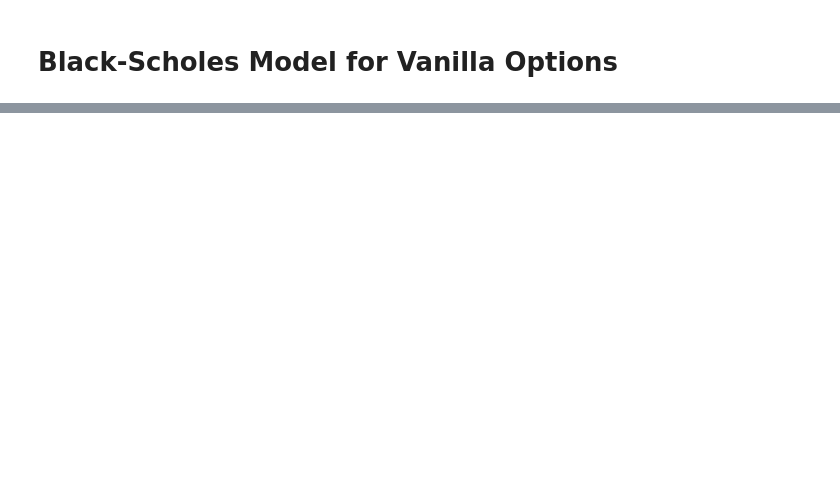
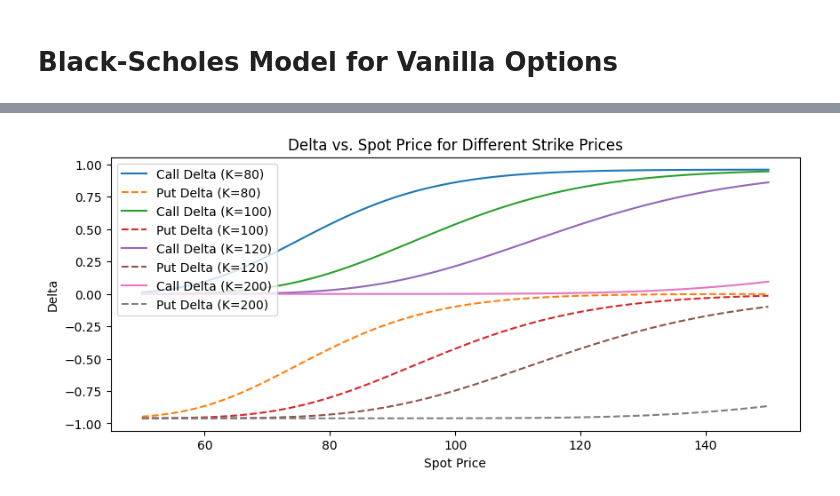
Before and after one commit to VagNikli/FX-Option-Pricing-Model, a Jupyter notebook: notebooks/01_black_scholes_basics.ipynb, the cells around one changed output, grey strips where cells are left out. Cells and saved outputs as stored; diff of their text form; code cells hidden in the pictures; blank space fills up the shorter version.

```diff
--- a/notebooks/01_black_scholes_basics.ipynb
+++ b/notebooks/01_black_scholes_basics.ipynb
@@ -38,0 +119,13 @@ plt.show()
+# %%
+# Plot Delta vs. Spot Price for Different Strike Prices
+plt.figure(figsize=(10, 4))
+for K in strike_prices:
+    plt.plot(spot_prices, call_deltas[K], label=f"Call Delta (K={K})", linestyle="-")
+    plt.plot(spot_prices, put_deltas[K], label=f"Put Delta (K={K})", linestyle="dashed")
+plt.xlabel("Spot Price")
+plt.ylabel("Delta")
+plt.title("Delta vs. Spot Price for Different Strike Prices")
+plt.legend()
+plt.show()
+# %% [output]
+[figure, added]
```
Also changed, not shown: parts of 6 cells of this notebook, 8 other files.
